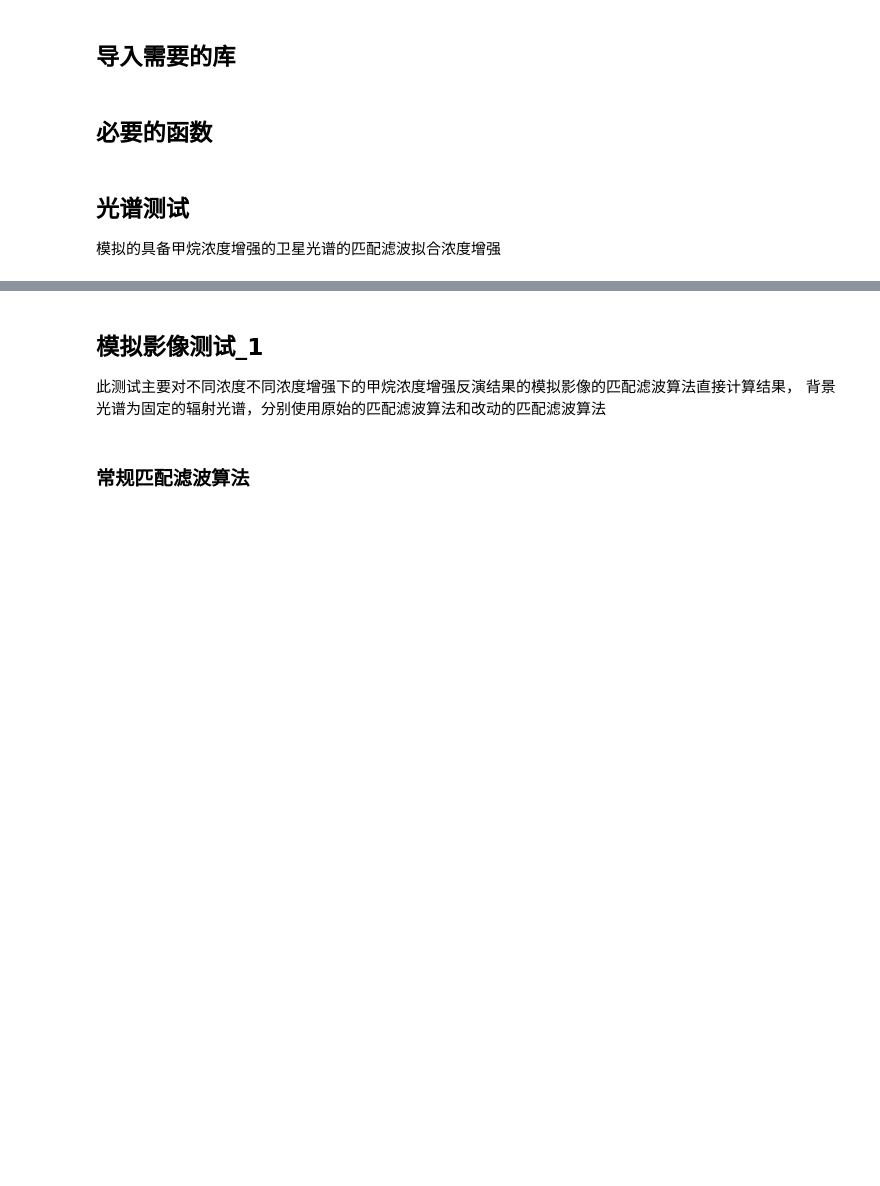
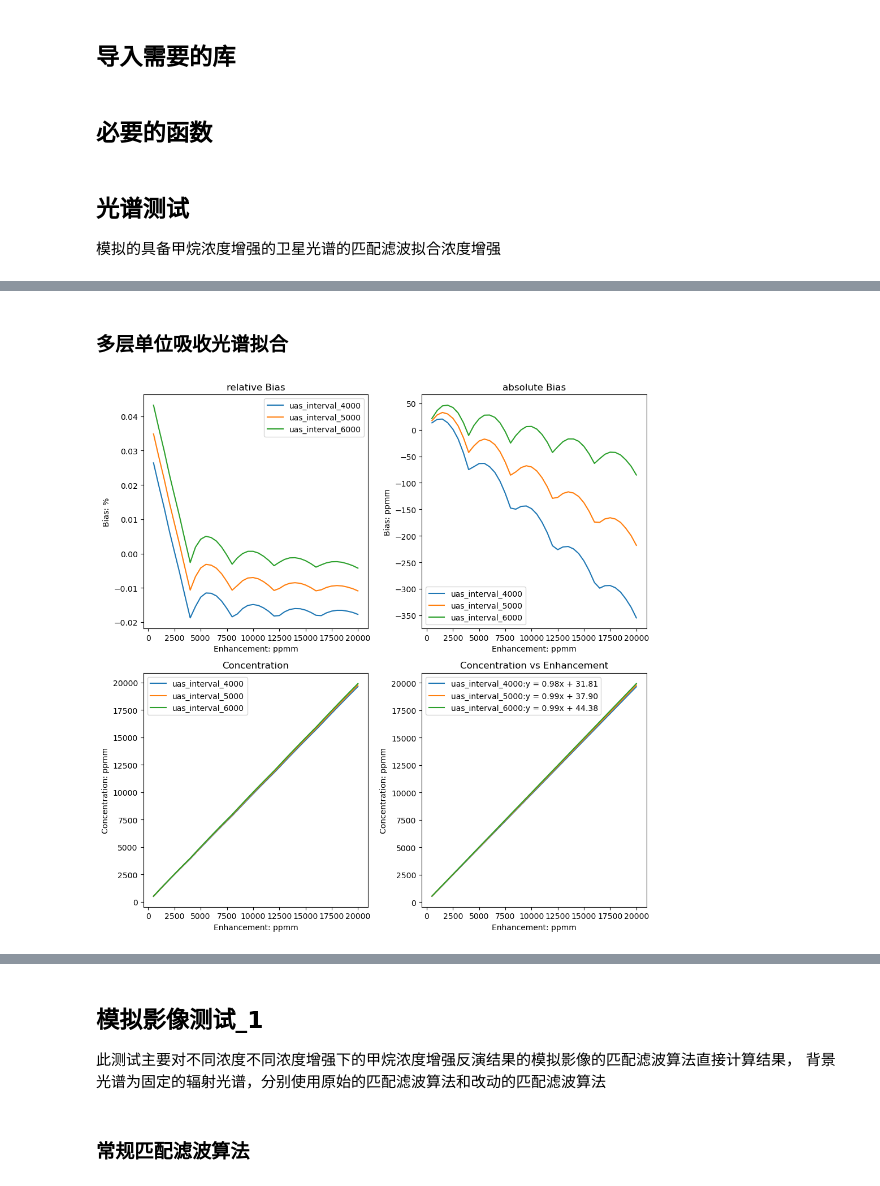
Before and after one commit to Emeric53/MF, a Jupyter notebook: MatchedFilter/algorithm_modification.ipynb, the cells around one changed output, grey strips where cells are left out. Saved outputs shown, nothing was run; the diff lists cells and outputs as text; code cells hidden in the pictures; blank space fills up the shorter version.

```diff
--- a/MatchedFilter/algorithm_modification.ipynb
+++ b/MatchedFilter/algorithm_modification.ipynb
@@ -296,0 +312,60 @@ biaslist = spectrumlevel_test1()
+# %% [markdown]
+### 多层单位吸收光谱拟合
+# %%
+def spectrumlevel_test2():
+    """
+    测试不同浓度增强下的甲烷廓线拟合的浓度结果,使用多级单位吸收光谱。
+    并与单级单位吸收光谱的结果进行对比。
+    """
+    # 可视化
+    fig, ax = plt.subplots(2,2,figsize=(10,10))
+    ax1,ax2,ax3,ax4 = ax[0,0],ax[0,1],ax[1,0],ax[1,1]
+    for interval in range(4000,7000,1000):
+        # 读取多级单位吸收光谱,并存储在列表中
+        uaslist = []
+        uasrange = np.arange(0,46000,4000)
+        for i in uasrange:
+            # ahsi_unit_absorption_spectrum_path = f"C:\\Users\\RS\\VSCode\\matchedfiltermethod\\MyData\\uas\\AHSI_UAS_end_{i}.txt"
+            # _,uas = nf.open_unit_absorption_spectrum(ahsi_unit_absorption_spectrum_path,2150,2500)
+            _,uas = gu.generate_range_uas_AHSI(i,i+interval,2150,2500)
+            uaslist.append(uas)
+
+        # 读取背景光谱
+        channels_path=r"C:\\Users\\RS\\VSCode\\matchedfiltermethod\\MyData\\AHSI_channels.npz"
+        base_filepath = f"C:\\PcModWin5\\Bin\\batch\\AHSI_Methane_0_ppmm_tape7.txt"
+        _,base_radiance = nf.get_simulated_satellite_radiance(base_filepath,channels_path,2150,2500)
+
+        ml_concentrationlist = []
+        ml_biaslists = []
+        ml_difflists = []
+
+        # 拟合甲烷浓度增强
+        enhancements = np.arange(500,20500,500)
+        for enhancement in enhancements:
+            # 读取模拟辐射数据
+            filepath = f"C:\\PcModWin5\\Bin\\batch\\AHSI_Methane_{enhancement}_ppmm_tape7.txt"
+            _,radiance = nf.get_simulated_satellite_radiance(filepath,channels_path,2150,2500)
+
+            concentration = profile_matched_filter_ML(base_radiance,radiance,uaslist)
+            ml_biaslists.append(((concentration-enhancement)/enhancement))
+            ml_difflists.append(concentration-enhancement)
+            ml_concentrationlist.append(concentration)
+
+        ax1.plot(enhancements,ml_biaslists,label=f"uas_interval_{interval}")
+        ax2.plot(enhancements,ml_difflists,label=f"uas_interval_{interval}")
+        ax3.plot(enhancements,ml_concentrationlist,label=f"uas_interval_{interval}")
+        polyfit_plot(enhancements,ml_concentrationlist,ax4,f"uas_interval_{interval}")
+
+    set_plot_details(ax1, "relative Bias", "Enhancement: ppmm", "Bias: %")
+    set_plot_details(ax2, "absolute Bias", "Enhancement: ppmm", "Bias: ppmm")
+    set_plot_details(ax3, "Concentration", "Enhancement: ppmm", "Concentration: ppmm")
+    set_plot_details(ax4, "Concentration vs Enhancement", "Enhancement: ppmm", "Concentration: ppmm")
+
+    plt.tight_layout()
+    plt.show()
+
+    return ml_biaslists,ml_difflists
+
+ml_biaslists,ml_difflists = spectrumlevel_test2()
+# %% [output]
+[figure, added]
```
Also changed, not shown: parts of 14 cells of this notebook, 1 other file.
